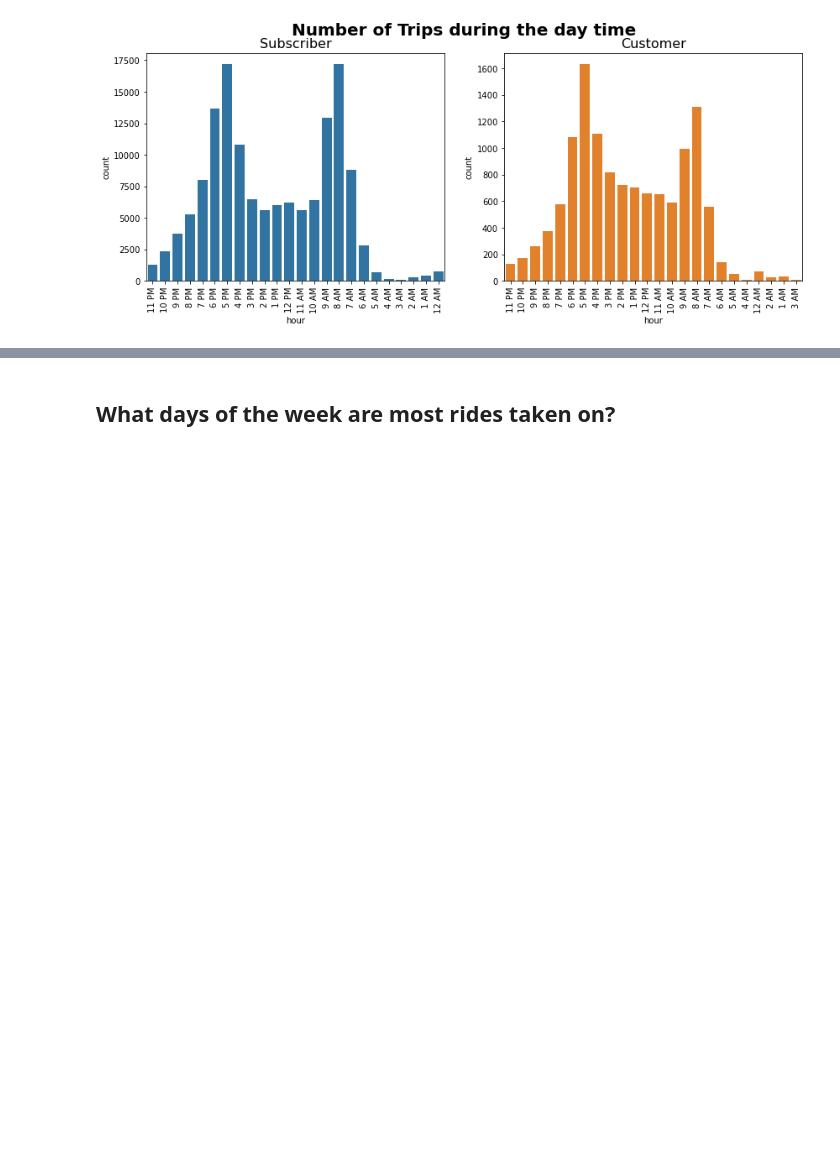
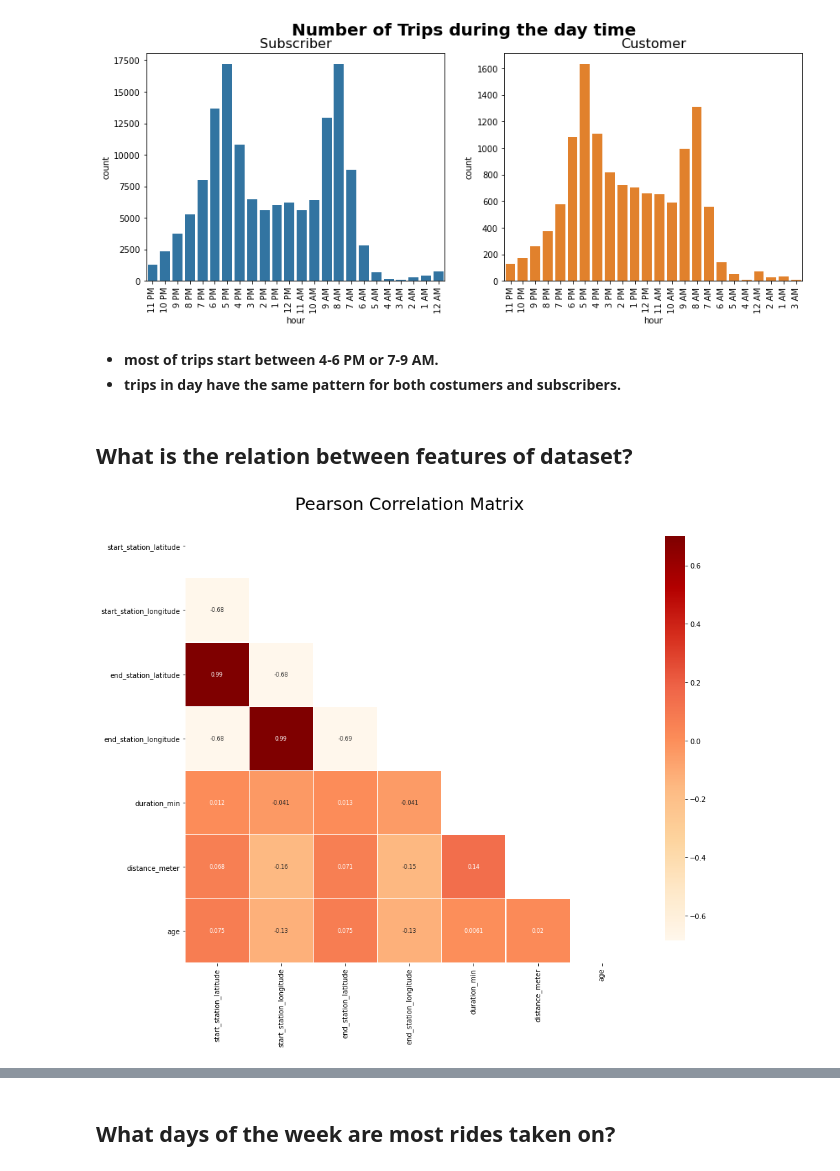
Before and after one commit to AhmedAdelDraz/bikeshare_visualization, a Jupyter notebook: exploration_template.ipynb, the cells around one changed output, grey strips where cells are left out. Saved outputs shown, nothing was run; the diff lists cells and outputs as text; code cells hidden in the pictures; blank space fills up the shorter version.

Commit message:
more-relations

```diff
--- a/exploration_template.ipynb
+++ b/exploration_template.ipynb
@@ -254,2 +305,18 @@ plt.xticks(rotation=90);
 # %% [output]
 [figure]
+# %% [markdown]
+* **most of trips start between 4-6 PM or 7-9 AM.**
+* **trips in day have the same pattern for both costumers and subscribers.**
+# %% [markdown]
+## What is the relation between features of dataset?
+# %%
+#heatmap to show the correlation coeff of features.
+mask = np.zeros_like(df.corr(), dtype=np.bool)
+mask[np.triu_indices_from(mask)] = True
+
+f, ax = plt.subplots(figsize=(16, 12))
+plt.title('Pearson Correlation Matrix',fontsize=25)
+sns.heatmap(df.corr(),linewidths=0.25,vmax=0.7,square=True,cmap="OrRd",
+            linecolor='w',annot=True,annot_kws={"size":8},mask=mask,cbar_kws={"shrink": .9});
+# %% [output]
+[figure, added]
```
Also changed, not shown: parts of 29 cells of this notebook, 2 other files.
